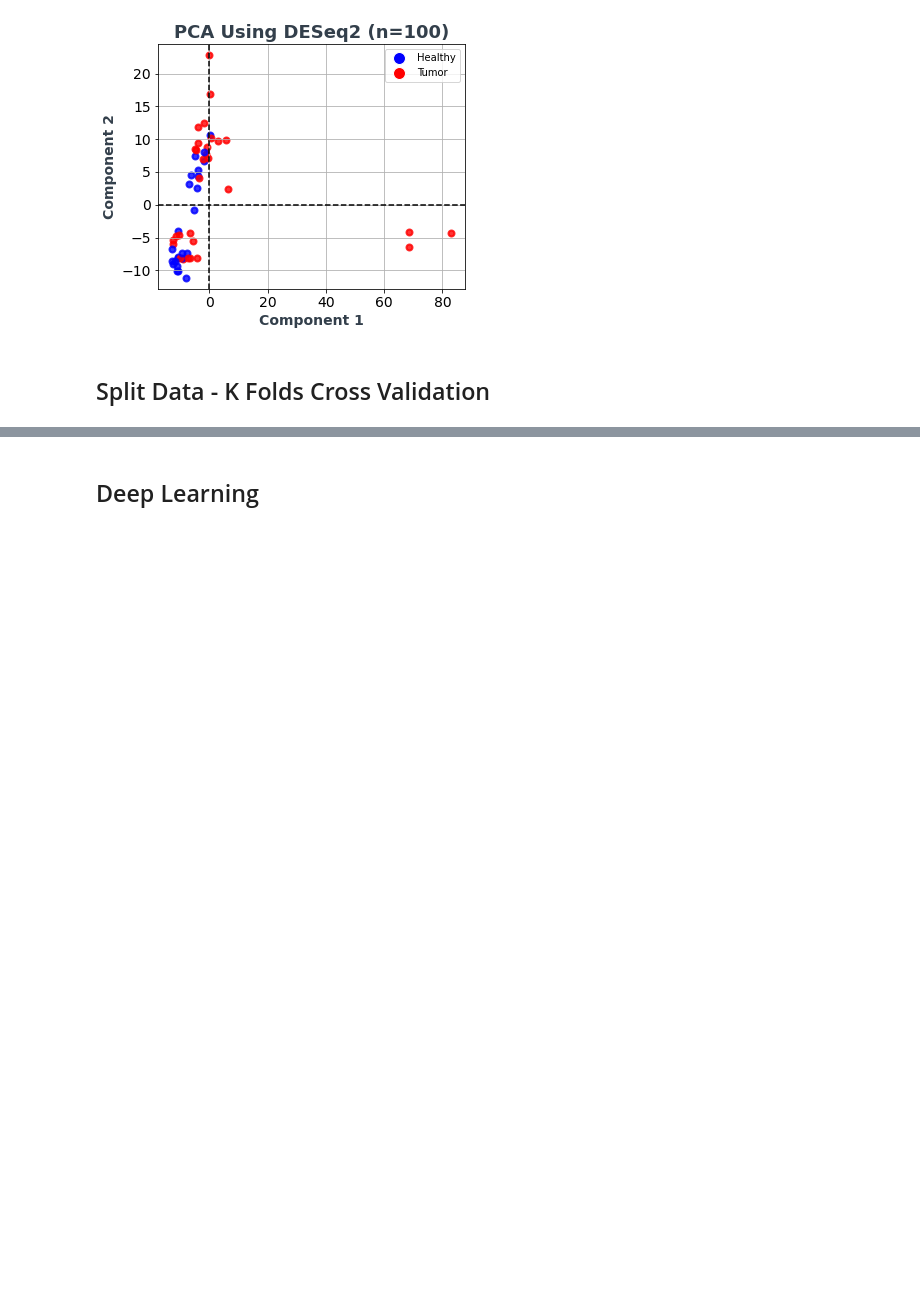
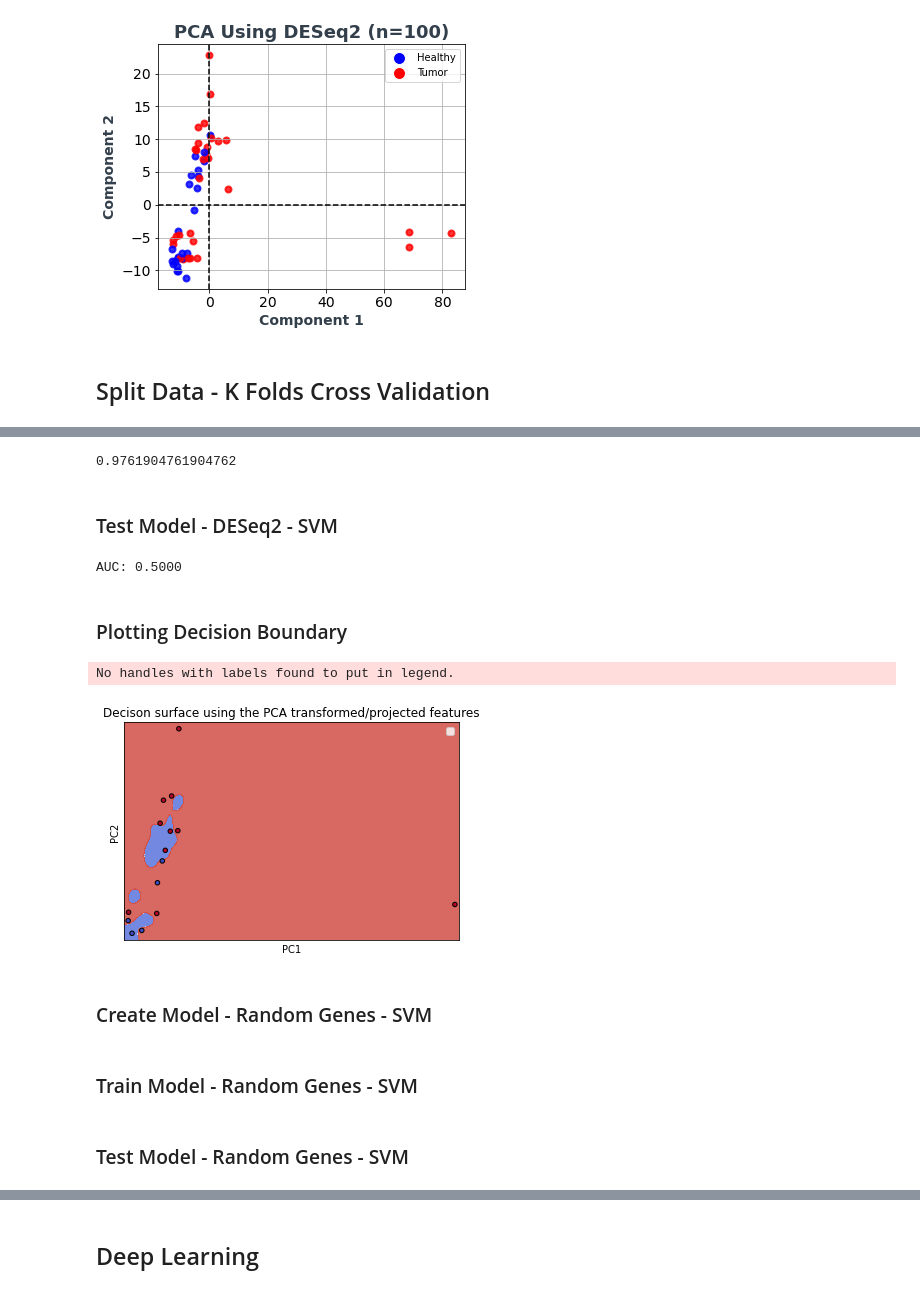
Before and after one commit to hzorkic/machine_learning_and_molecular_docking_for_drug_discovery, a Jupyter notebook: COAD Analysis.ipynb, the cells around one changed output, grey strips where cells are left out. Cells and saved outputs as stored; diff of their text form; code cells hidden in the pictures; blank space fills up the shorter version.

```diff
--- a/COAD Analysis.ipynb
+++ b/COAD Analysis.ipynb
@@ -331,0 +390,63 @@ skf = StratifiedKFold(n_splits = 4, random_state = 12, shuffle = True) # Generat
+# %%
+# Fit model
+clf_seq.fit(x_train, y_train)
+
+# Get results of TRAIN data
+results = clf_seq.predict(x_train)
+
+# Create Confusion matrix using prediction + truth
+cm=confusion_matrix(y_train, results)
+
+# Generate ROC Curve
+fpr_kera, tpr_kera, thresholds_rf = roc_curve(y_train, results)
+
+# Calculate AUC (Area under the ROC Curve )
+auc_k = auc(fpr_kera, tpr_kera)
+print(auc_k)
+# %% [output]
+0.9761904761904762
+# %% [markdown]
+### Test Model - DESeq2 - SVM
+# %%
+# run it foward - to predict using TEST
+results=clf_seq.predict(x_test)
+
+# Generate ROC Curve
+fpr_gs, tpr_gs, thresholds_rf = roc_curve(y_test, results)
+
+# Calculate AUC (Area under the ROC Curve )
+test_auc_gs = auc(fpr_gs, tpr_gs)
+
+# show results FOR TEST + Overall Train
+print('AUC: %.4f'%(test_auc_gs))
+# %% [output]
+AUC: 0.5000
+# %% [markdown]
+### Plotting Decision Boundary
+# %%
+# Plot
+fig, ax = plt.subplots()
+
+# Set-up grid for plotting.
+X0, X1 = x_test[:, 0], x_test[:, 1]
+xx, yy = make_meshgrid(X0, X1)
+
+plot_contours(ax, clf_seq, xx, yy, cmap=plt.cm.coolwarm, alpha=0.8)
+ax.scatter(X0, X1, c=y_test, cmap=plt.cm.coolwarm, s=20, edgecolors='k')
+
+# Plot Labels
+ax.set_ylabel('PC2')
+ax.set_xlabel('PC1')
+title = ('Decision surface of linear SVC ')
+
+# Plot Sizing
+ax.set_xticks(())
+ax.set_yticks(())
+ax.set_title('Decison surface using the PCA transformed/projected features')
+ax.legend()
+plt.show()
+# %% [output]
+No handles with labels found to put in legend.
+[figure, added]
+# %% [markdown]
+### Create Model - Random Genes - SVM
@@ -331,0 +462,2 @@ skf = StratifiedKFold(n_splits = 4, random_state = 12, shuffle = True) # Generat
+# %% [markdown]
+### Train Model - Random Genes - SVM
@@ -331,0 +479,2 @@ skf = StratifiedKFold(n_splits = 4, random_state = 12, shuffle = True) # Generat
+# %% [markdown]
+### Test Model - Random Genes - SVM
```
Also changed, not shown: parts of 61 cells of this notebook.
